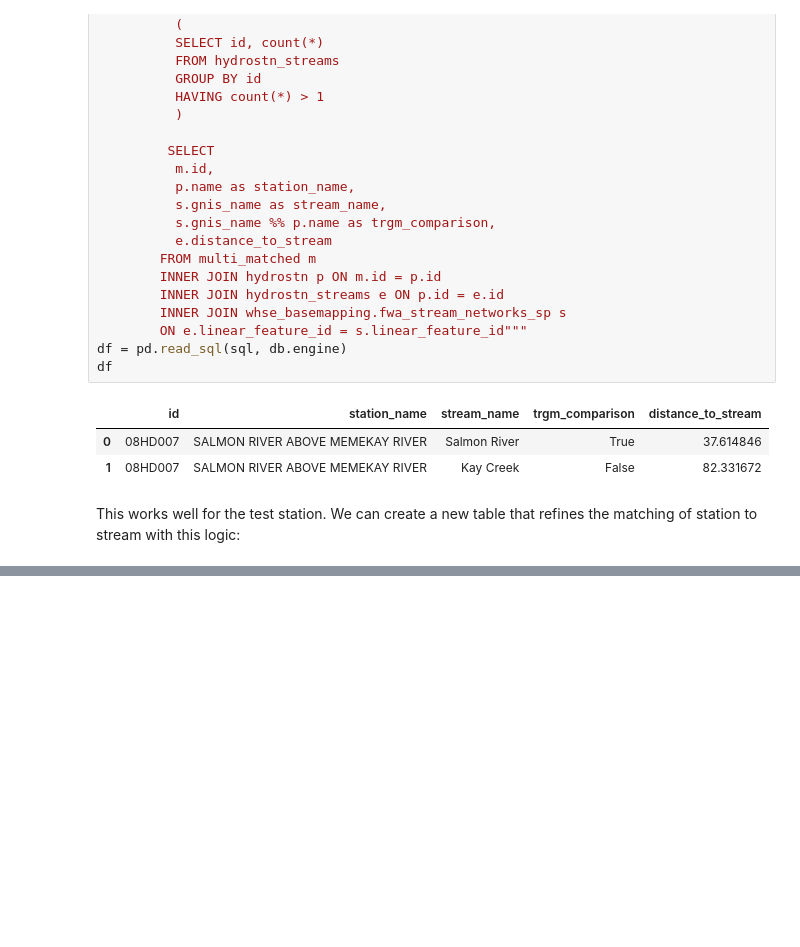
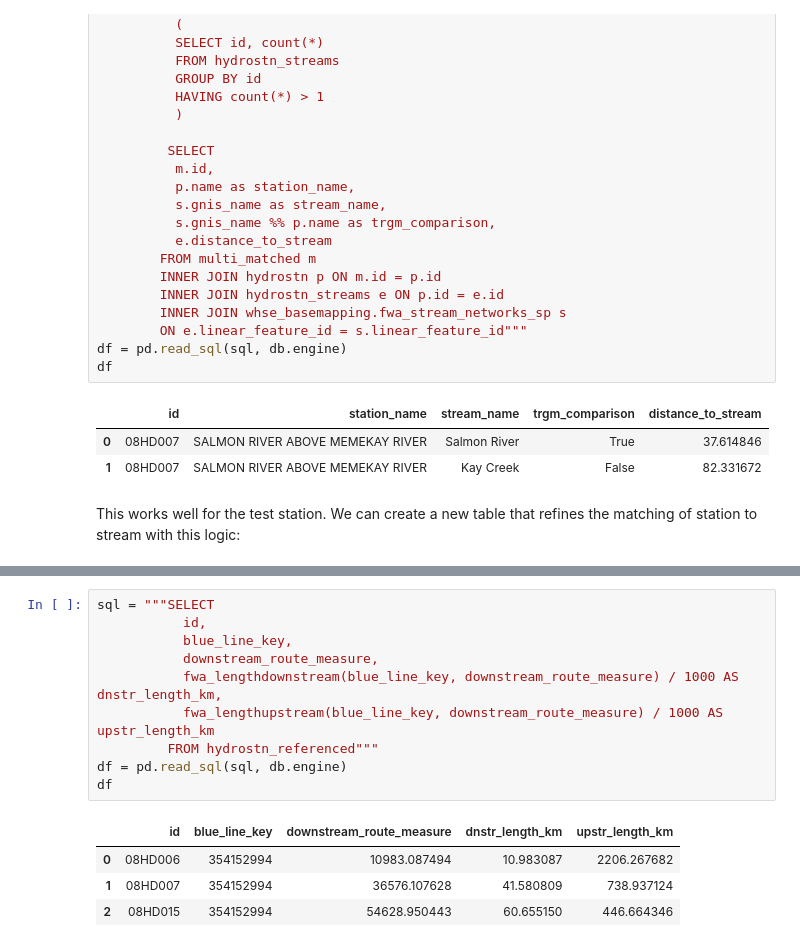
Before and after one commit to smnorris/fwakit, a Jupyter notebook: examples/01_example_linear_referencing.ipynb, the cells around one changed output, grey strips where cells are left out. Saved outputs shown, nothing was run; the diff lists cells and outputs as text; blank space fills up the shorter version.

```diff
--- a/examples/01_example_linear_referencing.ipynb
+++ b/examples/01_example_linear_referencing.ipynb
@@ -211,0 +218,15 @@ df
+# %%
+sql = """SELECT
+           id,
+           blue_line_key,
+           downstream_route_measure,
+           fwa_lengthdownstream(blue_line_key, downstream_route_measure) / 1000 AS dnstr_length_km,
+           fwa_lengthupstream(blue_line_key, downstream_route_measure) / 1000 AS upstr_length_km
+         FROM hydrostn_referenced"""
+df = pd.read_sql(sql, db.engine)
+df
+# %% [output]
+|  | id | blue_line_key | downstream_route_measure | dnstr_length_km | upstr_length_km |
+| 0 | 08HD006 | 354152994 | 10983.087494 | 10.983087 | 2206.267682 |
+| 1 | 08HD007 | 354152994 | 36576.107628 | 41.580809 | 738.937124 |
+| 2 | 08HD015 | 354152994 | 54628.950443 | 60.655150 | 446.664346 |
```
Also changed, not shown: parts of 10 cells of this notebook, 2 other files.
